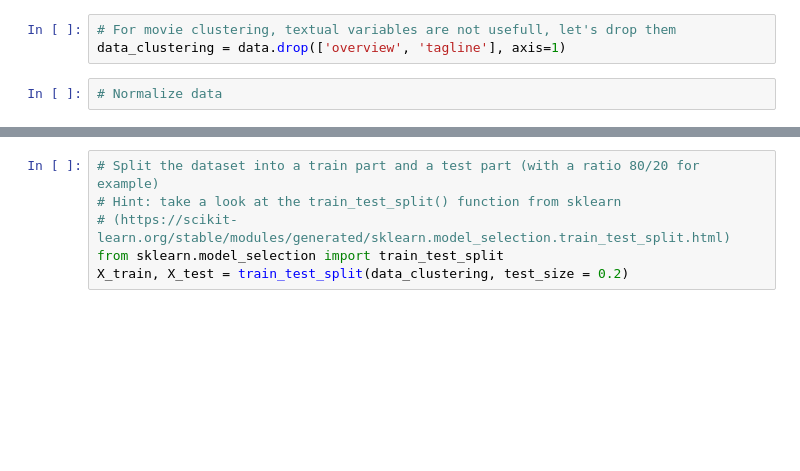
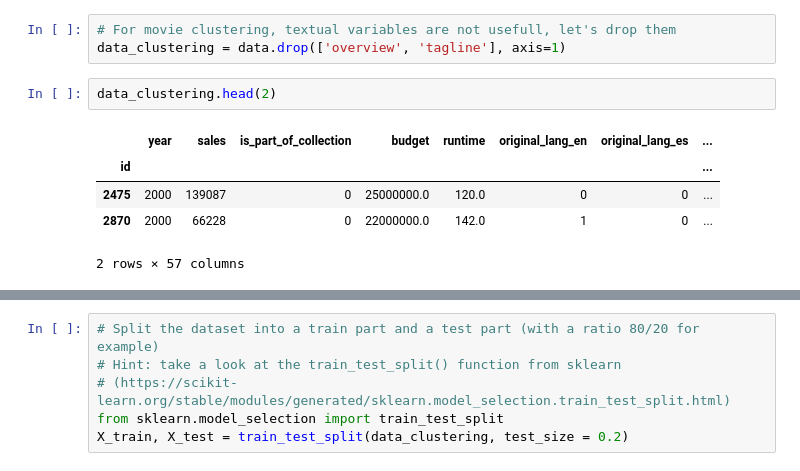
Before and after one commit to artefactory/french-box-office, a Jupyter notebook: notebooks/session6/session6-solutions.ipynb, the cells around one changed output, grey strips where cells are left out. Drawn from its saved outputs; the diff is of its cells as text; blank space fills up the shorter version.

```diff
--- a/notebooks/session6/session6-solutions.ipynb
+++ b/notebooks/session6/session6-solutions.ipynb
@@ -69,5 +72,11 @@ data.head()
 # %%
 # For movie clustering, textual variables are not usefull, let's drop them
 data_clustering = data.drop(['overview', 'tagline'], axis=1)
-# %%
-# Normalize data
+# %%
+data_clustering.head(2)
+# %% [output]
+|  | year | sales | is_part_of_collection | budget | runtime | original_lang_en | original_lang_es | ... |
+| id |  |  |  |  |  |  |  | ... |
+| 2475 | 2000 | 139087 | 0 | 25000000.0 | 120.0 | 0 | 0 | ... |
+| 2870 | 2000 | 66228 | 0 | 22000000.0 | 142.0 | 1 | 0 | ... |
+2 rows × 57 columns
```
Also changed, not shown: parts of 16 cells of this notebook, 1 other file.
